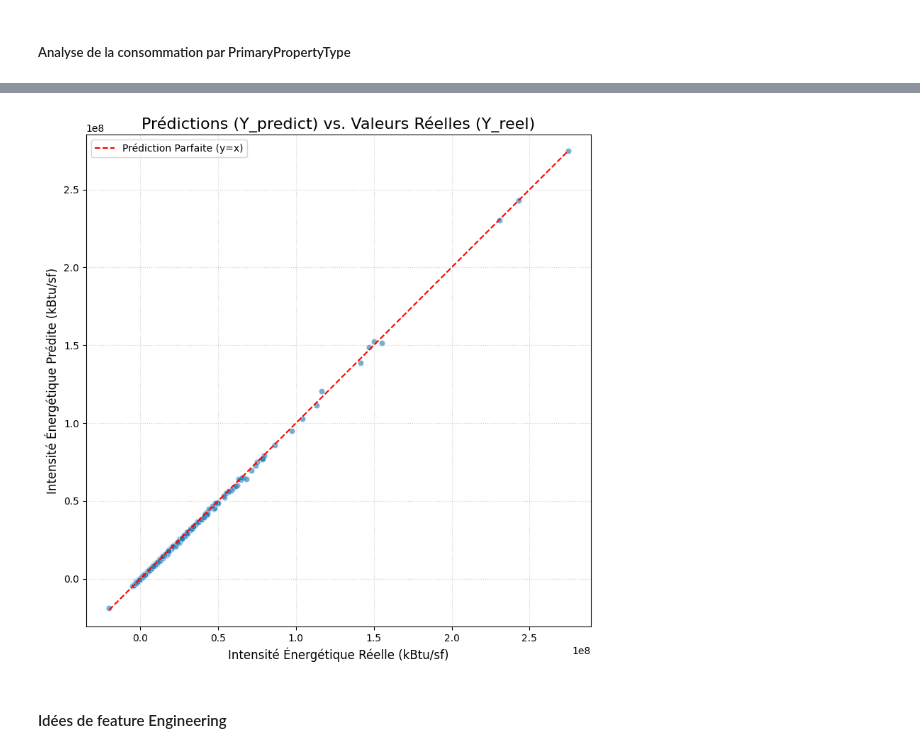
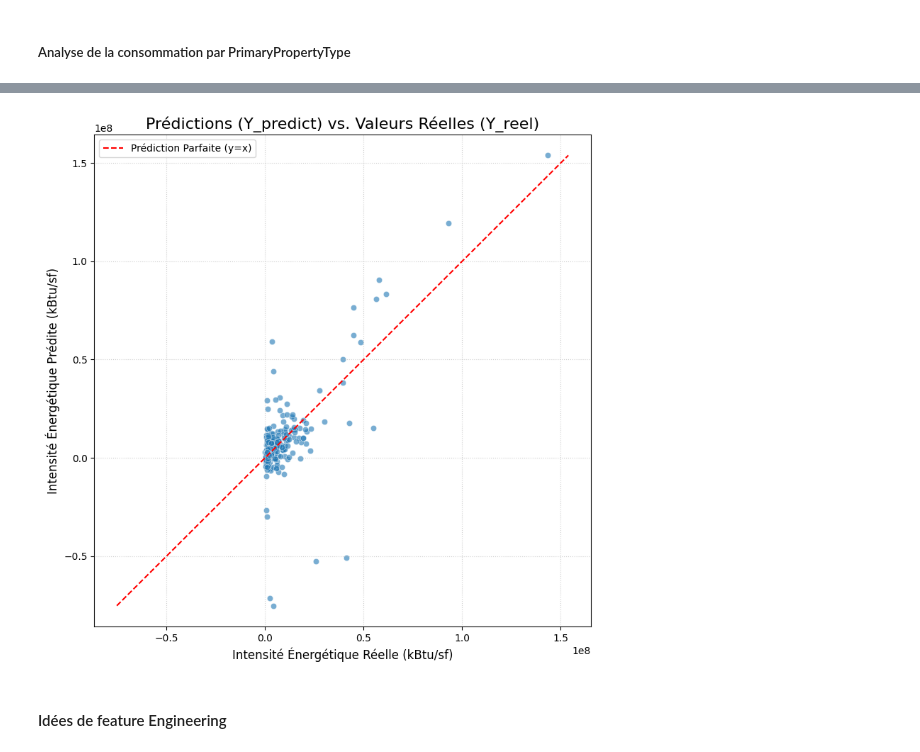
Before and after one commit to mcourte/DE_Projet_6, a Jupyter notebook: nettoyage_analyse_DF.ipynb, the cells around one changed output, grey strips where cells are left out. Saved outputs shown, nothing was run; the diff lists cells and outputs as text; code cells hidden in the pictures.

```diff
--- a/nettoyage_analyse_DF.ipynb
+++ b/nettoyage_analyse_DF.ipynb
@@ -1475,13 +1539,13 @@ df_resultats['erreur_pourcentage'] = (
 # %%
 # Calcul du 90e percentile de la colonne d'erreur
-percentile_90 = df_resultats['erreur_pourcentage'].quantile(0.90)
+percentile_90 = df_resultats_test['erreur_pourcentage'].quantile(0.90)
 
 # Créer un masque pour les 90% d'observations avec la plus petite erreur (les 'non-outliers')
-mask_90_percent = df_resultats['erreur_pourcentage'] <= percentile_90
+mask_90_percent = df_resultats_test['erreur_pourcentage'] <= percentile_90
 
 # Séparer les 90%
-df_90_percent = df_resultats[mask_90_percent]
+df_90_percent = df_resultats_test[mask_90_percent]
 
 # Séparer les 10% (pour analyse future)
-df_10_percent = df_resultats[~mask_90_percent]
+df_10_percent = df_resultats_test[~mask_90_percent]
 # %%
@@ -2036,0 +1860,17 @@ plt.show()
+# %%
+# --- 1. Ajouter la feature et la consommation dans df_resultats ---
+df_resultats_test["LargestPropertyUseType"] = df_combined["LargestPropertyUseType"]
+df_resultats_test["Conso"] = df_combined["SiteEnergyUseWN(kBtu)"]
+
+
+# --- 4. Deux camemberts côte à côte ---
+plt.figure(figsize=(16, 8))
+
+plt.subplot(1, 2, 1)
+make_pie_consumption(df_90, "Répartition conso par usage – 90% meilleures prédictions")
+
+plt.subplot(1, 2, 2)
+make_pie_consumption(df_10, "Répartition conso par usage – 10% pires prédictions")
+
+plt.tight_layout()
+plt.show()
@@ -2147,0 +1881,16 @@ Name: count, dtype: int64
+# %%
+# --- 1. Ajouter les colonnes nécessaires dans df_resultats ---
+df_resultats_test["PrimaryPropertyType"] = df_combined["PrimaryPropertyType"]
+df_resultats_test["Conso"] = df_combined["SiteEnergyUseWN(kBtu)"]
+
+# --- 4. Tracer les deux camemberts ---
+plt.figure(figsize=(16, 8))
+
+plt.subplot(1, 2, 1)
+make_pie_consumption(df_90, "Consommation – 90% meilleures prédictions")
+
+plt.subplot(1, 2, 2)
+make_pie_consumption(df_10, "Consommation – 10% pires prédictions")
+
+plt.tight_layout()
+plt.show()
@@ -2148,7 +1899,7 @@ Name: count, dtype: int64
 # %%
 # Les données sont dans df_resultats.
-y_reel = df_resultats['y_reel']
-y_prediction = df_resultats['y_predict']
+y_reel = df_resultats_test['y_reel']
+y_prediction = df_resultats_test['y_predict']
 
 plt.figure(figsize=(8, 8))
 
@@ -2159,34 +1910,34 @@ sns.scatterplot(
     alpha=0.6, # Transparence pour voir la densité
     edgecolor='w'
 )
 
 # 2. Ajout de la Droite Parfaite (y=x)
 # Nous traçons une droite allant de la valeur minimale à la valeur maximale
 # des données. Cela représente la prédiction idéale.
 max_val = max(y_reel.max(), y_prediction.max())
 min_val = min(y_reel.min(), y_prediction.min())
 
 # Créer une ligne de référence
 plt.plot(
     [min_val, max_val],
     [min_val, max_val],
     color='red',
     linestyle='--',
     label='Prédiction Parfaite (y=x)'
 )
 
 # 3. Paramètres du graphique
 plt.title("Prédictions (Y_predict) vs. Valeurs Réelles (Y_reel)", fontsize=16)
 plt.xlabel("Intensité Énergétique Réelle (kBtu/sf)", fontsize=12)
 plt.ylabel("Intensité Énergétique Prédite (kBtu/sf)", fontsize=12)
 
 plt.legend()
 plt.grid(True, linestyle=':', alpha=0.6)
 plt.axis('equal') # Pour s'assurer que les échelles X et Y sont les mêmes
 plt.tight_layout()
 plt.show()
 # %% [output]
-[figure, old version]
+[figure, new version]
 # %% [markdown]
 #### Idées de feature Engineering
 # %% [markdown]
```
Also changed, not shown: parts of 31 cells of this notebook.
